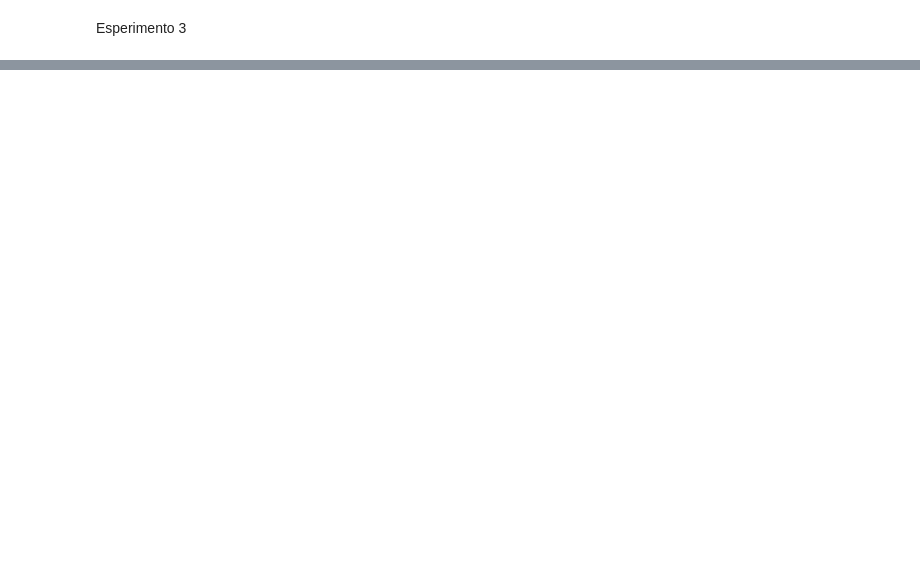
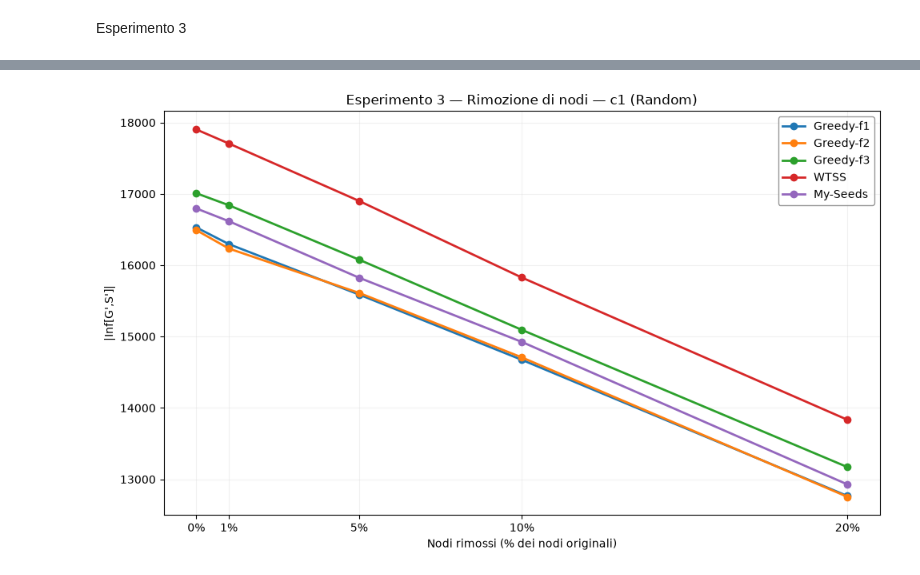
Before and after one commit to valemosca00/Majority-cascade, a Jupyter notebook: experiments.ipynb, the cells around one changed output, grey strips where cells are left out. Drawn from its saved outputs; the diff is of its cells as text; code cells hidden in the pictures; blank space fills up the shorter version.

```diff
--- a/experiments.ipynb
+++ b/experiments.ipynb
@@ -910,0 +1220,93 @@ Risultati salvati in: results_experiment3.csv
+# %%
+import pandas as pd
+import matplotlib.pyplot as plt
+
+plt.style.use("default")
+
+plt.rcParams.update({
+    "figure.facecolor": "white",
+    "axes.facecolor": "white",
+    "savefig.facecolor": "white",
+    "text.color": "black",
+    "axes.labelcolor": "black",
+    "axes.edgecolor": "black",
+    "xtick.color": "black",
+    "ytick.color": "black",
+    "grid.color": "lightgray",
+    "legend.facecolor": "white",
+    "legend.edgecolor": "gray",
+})
+# ============================================================
+# GRAFICI ESPERIMENTO 3 — Rimozione casuale di nodi
+# ============================================================
+
+results_exp3 = pd.read_csv("results/results_experiment3.csv")
+
+algorithm_order = [
+    "Greedy-f1",
+    "Greedy-f2",
+    "Greedy-f3",
+    "WTSS",
+    "My-Seeds"
+]
+
+cost_titles = {
+    "c1_random": "Esperimento 3 — Rimozione di nodi — c1 (Random)",
+    "c2_degree": "Esperimento 3 — Rimozione di nodi — c2 (Degree)"
+}
+
+removal_ticks = [0, 1, 5, 10, 20]
+
+
+for cost_name in ["c1_random", "c2_degree"]:
+
+    df_cost = results_exp3[
+        results_exp3["cost_function"] == cost_name
+    ]
+
+    plt.figure(figsize=(10, 6))
+
+    for algorithm in algorithm_order:
+
+        df_alg = df_cost[
+            df_cost["algorithm"] == algorithm
+        ].sort_values("node_removal_percentage")
+
+        # ----------------------------------------------------
+        # Punto 0%: prestazione originale
+        # ----------------------------------------------------
+        original_influence = df_alg["influenced_original"].iloc[0]
+
+        x = [0] + list(df_alg["node_removal_percentage"] * 100)
+        y = [original_influence] + list(df_alg["influenced_after_removal"])
+
+        plt.plot(
+            x,
+            y,
+            marker="o",
+            linewidth=2,
+            label=algorithm
+        )
+
+    plt.title(cost_titles[cost_name])
+    plt.xlabel("Nodi rimossi (% dei nodi originali)")
+    plt.ylabel("|Inf[G',S']|")
+
+    plt.xticks(
+        removal_ticks,
+        [f"{x}%" for x in removal_ticks]
+    )
+
+    plt.grid(True, alpha=0.3)
+    plt.legend()
+    plt.tight_layout()
+
+    plt.savefig(
+        f"results/experiment3_{cost_name}.png",
+        dpi=300,
+        bbox_inches="tight"
+    )
+
+    plt.show()
+# %% [output]
+[figure, added]
```
Also changed, not shown: parts of 9 cells of this notebook, 17 other files.
